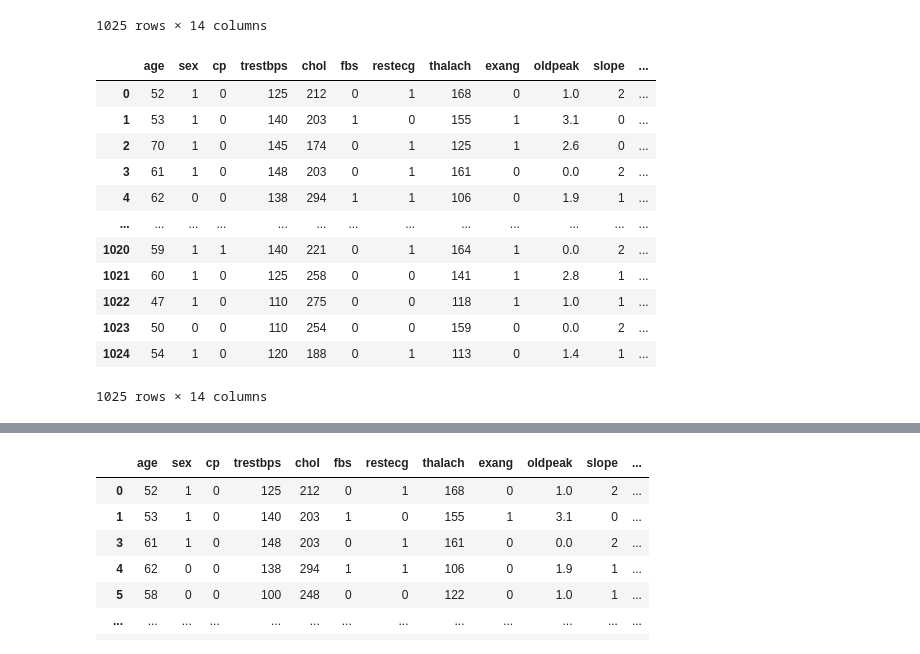
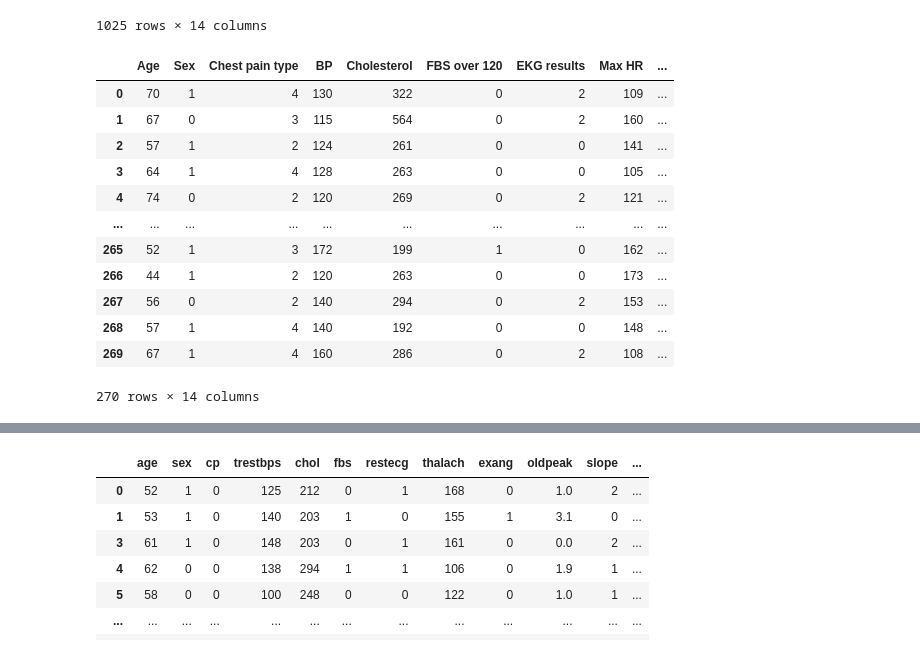
Before and after one commit to Adolfojose/Project-1, a Jupyter notebook: Resources/EDA_HD.ipynb, the cells around one changed output, grey strips where cells are left out. Saved outputs shown, nothing was run; the diff lists cells and outputs as text; code cells hidden in the pictures.

```diff
--- a/Resources/EDA_HD.ipynb
+++ b/Resources/EDA_HD.ipynb
@@ -12,5 +12,9 @@ import scipy.stats as stats
 heart_data_to_load = r"C:\Users\RyanF\Documents\Bootcamp Challenges\Project-1\Resources\heart.csv"
 heart_predict_to_load = r"C:\Users\RyanF\Documents\Bootcamp Challenges\Project-1\Resources\Heart_Disease_Prediction.csv"
 # %%
-# read heart and heart disease prediction csv
-heart_data = pd.read_csv(heart_data_to_load)
+# assign heart_data DataFrame
+heart_data_df = pd.DataFrame(heart_data)
+
+# assign heart_predict dataframe
+
+heart_predict_df = pd.DataFrame(heart_predict)
@@ -35,19 +36,19 @@ heart_data_df
 | 1024 | 54 | 1 | 0 | 120 | 188 | 0 | 1 | 113 | 0 | 1.4 | 1 | ... |
 1025 rows × 14 columns
 # %%
-#disply heart_data_df
-heart_data_df
+#disply heart_predict DataFrame
+heart_predict_df
 # %% [output]
-|  | age | sex | cp | trestbps | chol | fbs | restecg | thalach | exang | oldpeak | slope | ... |
-| 0 | 52 | 1 | 0 | 125 | 212 | 0 | 1 | 168 | 0 | 1.0 | 2 | ... |
-| 1 | 53 | 1 | 0 | 140 | 203 | 1 | 0 | 155 | 1 | 3.1 | 0 | ... |
-| 2 | 70 | 1 | 0 | 145 | 174 | 0 | 1 | 125 | 1 | 2.6 | 0 | ... |
-| 3 | 61 | 1 | 0 | 148 | 203 | 0 | 1 | 161 | 0 | 0.0 | 2 | ... |
-| 4 | 62 | 0 | 0 | 138 | 294 | 1 | 1 | 106 | 0 | 1.9 | 1 | ... |
-| ... | ... | ... | ... | ... | ... | ... | ... | ... | ... | ... | ... | ... |
-| 1020 | 59 | 1 | 1 | 140 | 221 | 0 | 1 | 164 | 1 | 0.0 | 2 | ... |
-| 1021 | 60 | 1 | 0 | 125 | 258 | 0 | 0 | 141 | 1 | 2.8 | 1 | ... |
-| 1022 | 47 | 1 | 0 | 110 | 275 | 0 | 0 | 118 | 1 | 1.0 | 1 | ... |
-| 1023 | 50 | 0 | 0 | 110 | 254 | 0 | 0 | 159 | 0 | 0.0 | 2 | ... |
-| 1024 | 54 | 1 | 0 | 120 | 188 | 0 | 1 | 113 | 0 | 1.4 | 1 | ... |
+|  | Age | Sex | Chest pain type | BP | Cholesterol | FBS over 120 | EKG results | Max HR | ... |
+| 0 | 70 | 1 | 4 | 130 | 322 | 0 | 2 | 109 | ... |
+| 1 | 67 | 0 | 3 | 115 | 564 | 0 | 2 | 160 | ... |
+| 2 | 57 | 1 | 2 | 124 | 261 | 0 | 0 | 141 | ... |
+| 3 | 64 | 1 | 4 | 128 | 263 | 0 | 0 | 105 | ... |
+| 4 | 74 | 0 | 2 | 120 | 269 | 0 | 2 | 121 | ... |
+| ... | ... | ... | ... | ... | ... | ... | ... | ... | ... |
+| 265 | 52 | 1 | 3 | 172 | 199 | 1 | 0 | 162 | ... |
+| 266 | 44 | 1 | 2 | 120 | 263 | 0 | 0 | 173 | ... |
+| 267 | 56 | 0 | 2 | 140 | 294 | 0 | 2 | 153 | ... |
+| 268 | 57 | 1 | 4 | 140 | 192 | 0 | 0 | 148 | ... |
+| 269 | 67 | 1 | 4 | 160 | 286 | 0 | 2 | 108 | ... |
-1025 rows × 14 columns
+270 rows × 14 columns
```
Also changed, not shown: parts of 19 cells of this notebook.
